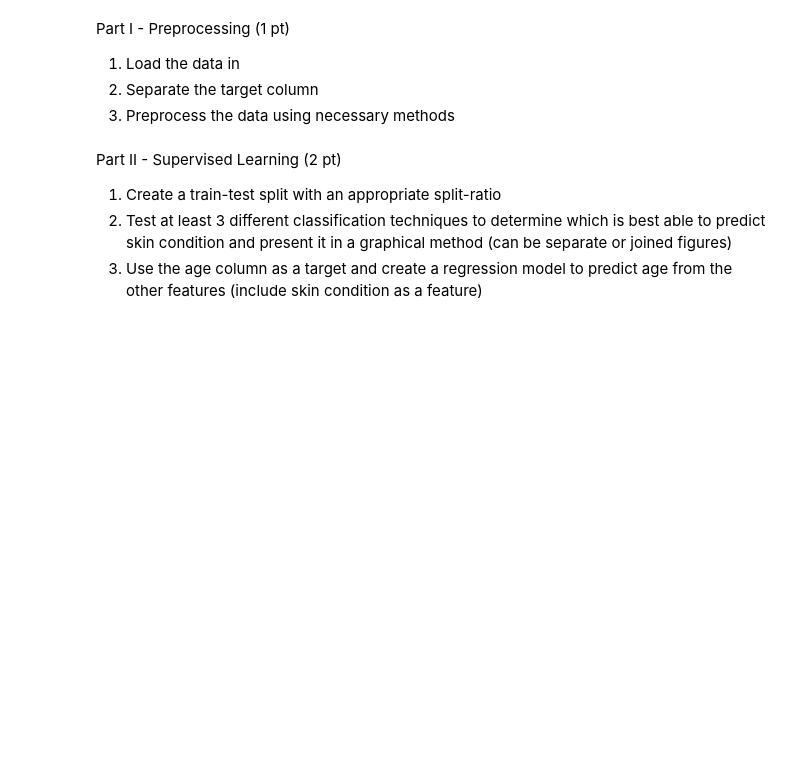
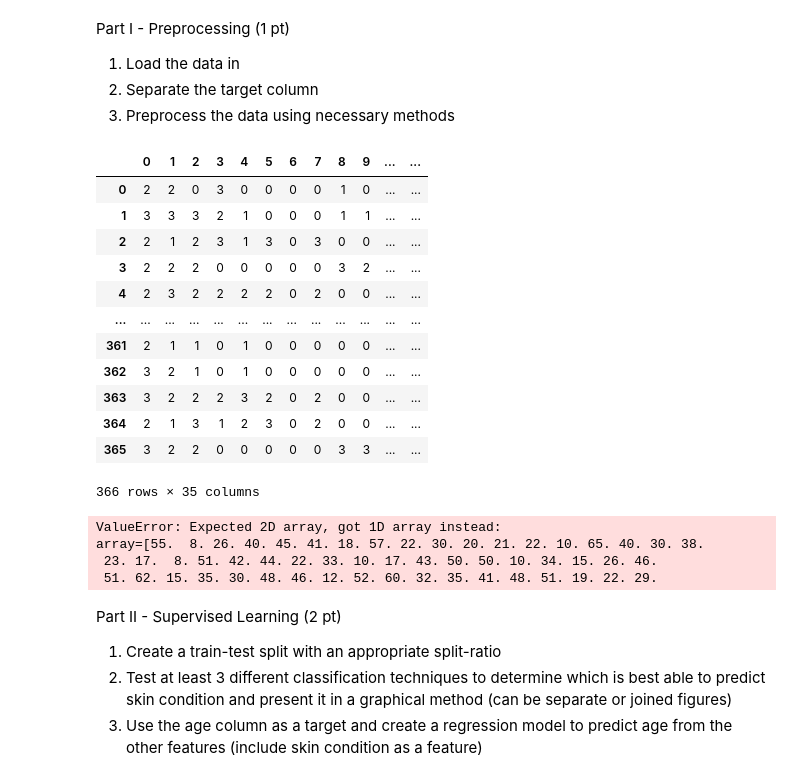
Before and after one commit to nafortun/qbio_490_nataliefortunato, a Jupyter notebook: week11_python_applications/Intro_to_Machine_Learning.ipynb, the cells around one changed output. Saved outputs shown, nothing was run; the diff lists cells and outputs as text; code cells hidden in the pictures; blank space fills up the shorter version.

```diff
--- a/week11_python_applications/Intro_to_Machine_Learning.ipynb
+++ b/week11_python_applications/Intro_to_Machine_Learning.ipynb
@@ -561,5 +633,22 @@ Part I - Preprocessing (1 pt)
 1. Load the data in
 2. Separate the target column
 3. Preprocess the data using necessary methods
+# %%
+dermatology = pd.read_csv('/Users/nataliefortunato/Documents/qbio_490_nataliefortunato/week11_python_applications/dermatology.csv', header=None)
+dermatology
+# %% [output]
+|  | 0 | 1 | 2 | 3 | 4 | 5 | 6 | 7 | 8 | 9 | ... | ... |
+| 0 | 2 | 2 | 0 | 3 | 0 | 0 | 0 | 0 | 1 | 0 | ... | ... |
+| 1 | 3 | 3 | 3 | 2 | 1 | 0 | 0 | 0 | 1 | 1 | ... | ... |
+| 2 | 2 | 1 | 2 | 3 | 1 | 3 | 0 | 3 | 0 | 0 | ... | ... |
+| 3 | 2 | 2 | 2 | 0 | 0 | 0 | 0 | 0 | 3 | 2 | ... | ... |
+| 4 | 2 | 3 | 2 | 2 | 2 | 2 | 0 | 2 | 0 | 0 | ... | ... |
+| ... | ... | ... | ... | ... | ... | ... | ... | ... | ... | ... | ... | ... |
+| 361 | 2 | 1 | 1 | 0 | 1 | 0 | 0 | 0 | 0 | 0 | ... | ... |
+| 362 | 3 | 2 | 1 | 0 | 1 | 0 | 0 | 0 | 0 | 0 | ... | ... |
+| 363 | 3 | 2 | 2 | 2 | 3 | 2 | 0 | 2 | 0 | 0 | ... | ... |
+| 364 | 2 | 1 | 3 | 1 | 2 | 3 | 0 | 2 | 0 | 0 | ... | ... |
+| 365 | 3 | 2 | 2 | 0 | 0 | 0 | 0 | 0 | 3 | 3 | ... | ... |
+366 rows × 35 columns
 # %%
 # write code here
@@ -566,3 +663,17 @@ Part I - Preprocessing (1 pt)
+# %%
+derm_data = dermatology.loc[:, 33]
+derm_data = derm_data.loc[derm_data != '?']
+
+derm_target = dermatology.iloc[:, 34]
+derm_target = derm_data.loc[derm_data != '?']
+
+scaler = StandardScaler()
+scaled_data = scaler.fit_transform(derm_data)
+# %% [output]
+ValueError: Expected 2D array, got 1D array instead:
+array=[55.  8. 26. 40. 45. 41. 18. 57. 22. 30. 20. 21. 22. 10. 65. 40. 30. 38.
+ 23. 17.  8. 51. 42. 44. 22. 33. 10. 17. 43. 50. 50. 10. 34. 15. 26. 46.
+ 51. 62. 15. 35. 30. 48. 46. 12. 52. 60. 32. 35. 41. 48. 51. 19. 22. 29.
 # %% [markdown]
 Part II - Supervised Learning (2 pt)
 1. Create a train-test split with an appropriate split-ratio
```
Also changed, not shown: parts of 15 cells of this notebook.
